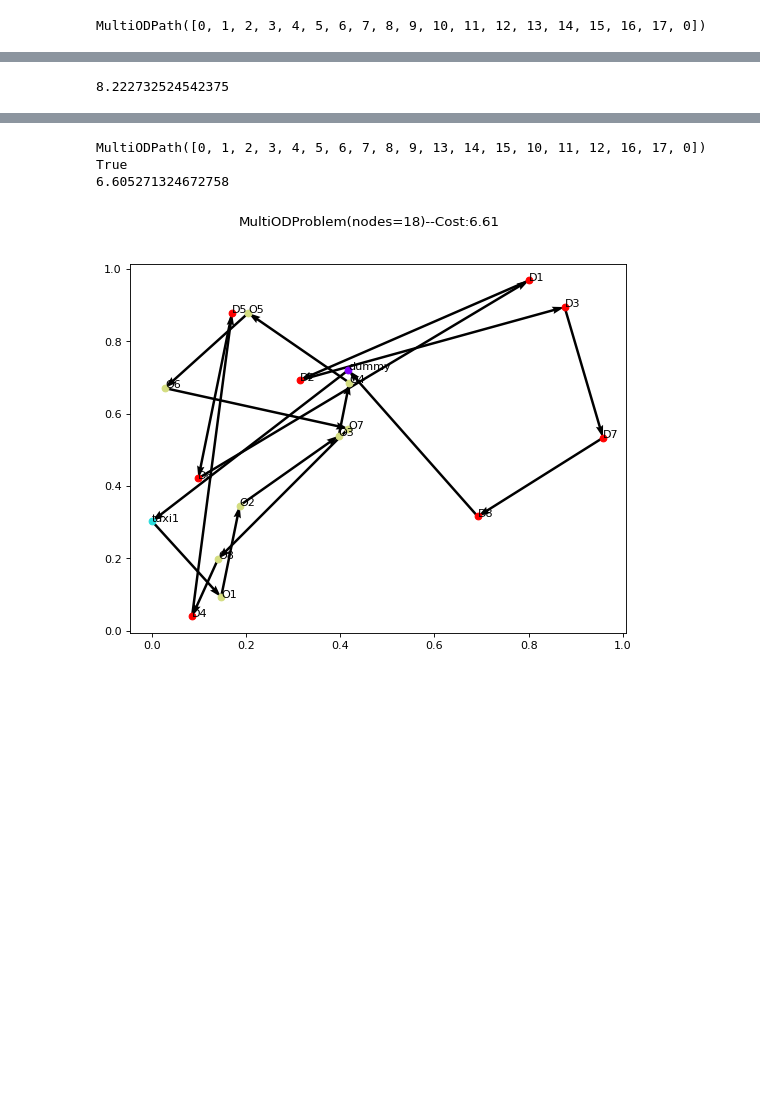
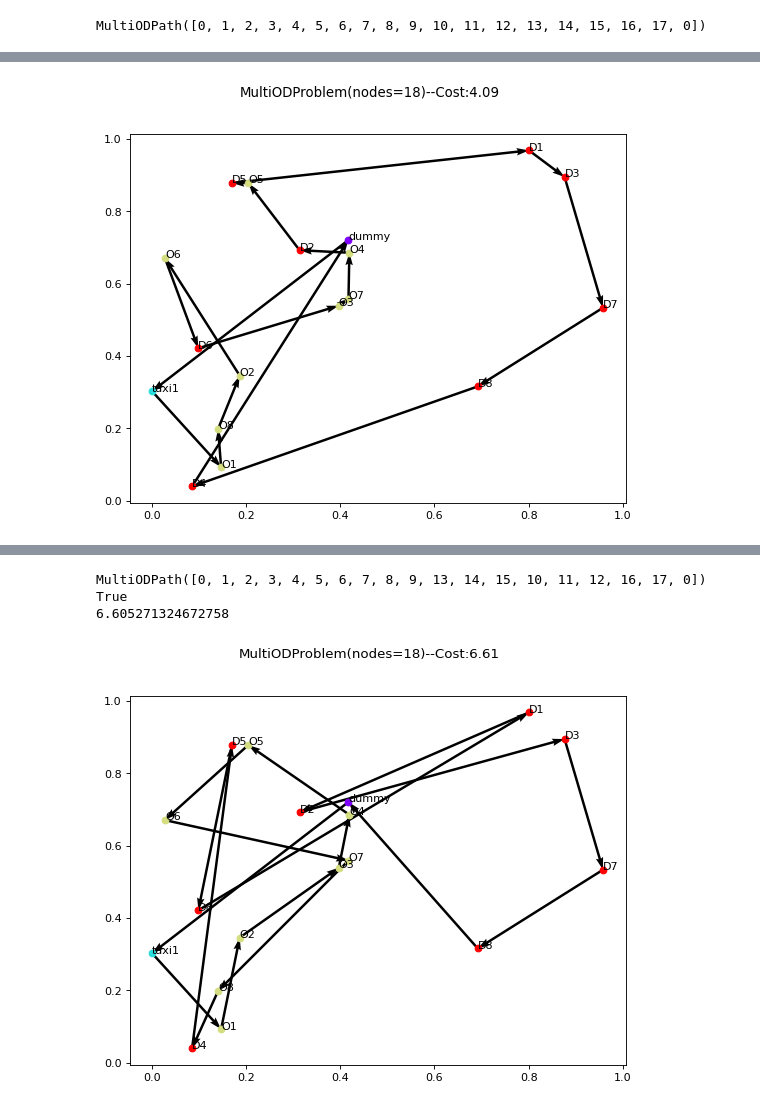
Before and after one commit to bwfbowen/L2T, a Jupyter notebook: test.ipynb, the cells around one changed output, grey strips where cells are left out. Saved outputs shown, nothing was run; the diff lists cells and outputs as text; code cells hidden in the pictures; blank space fills up the shorter version.

```diff
--- a/test.ipynb
+++ b/test.ipynb
@@ -40,4 +57,4 @@ o7 = RandomODPairsExchangeOperator(change_percentage=0.5)
 # %%
-print(p.calc_cost(s))
+fig = display_result(p, s)
 # %% [output]
-8.222732524542375
+[figure, added]
```
Also changed, not shown: parts of 6 cells of this notebook, 4 other files.
